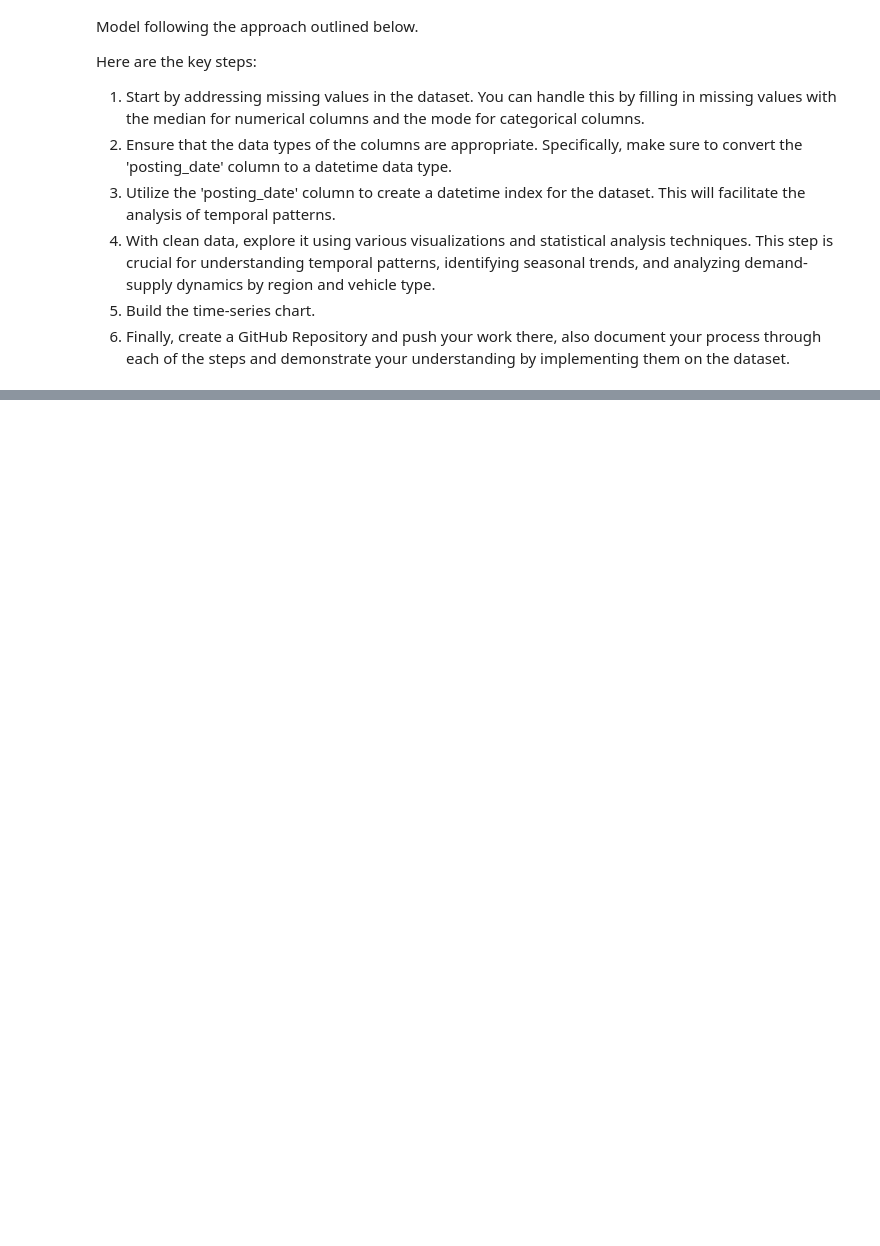
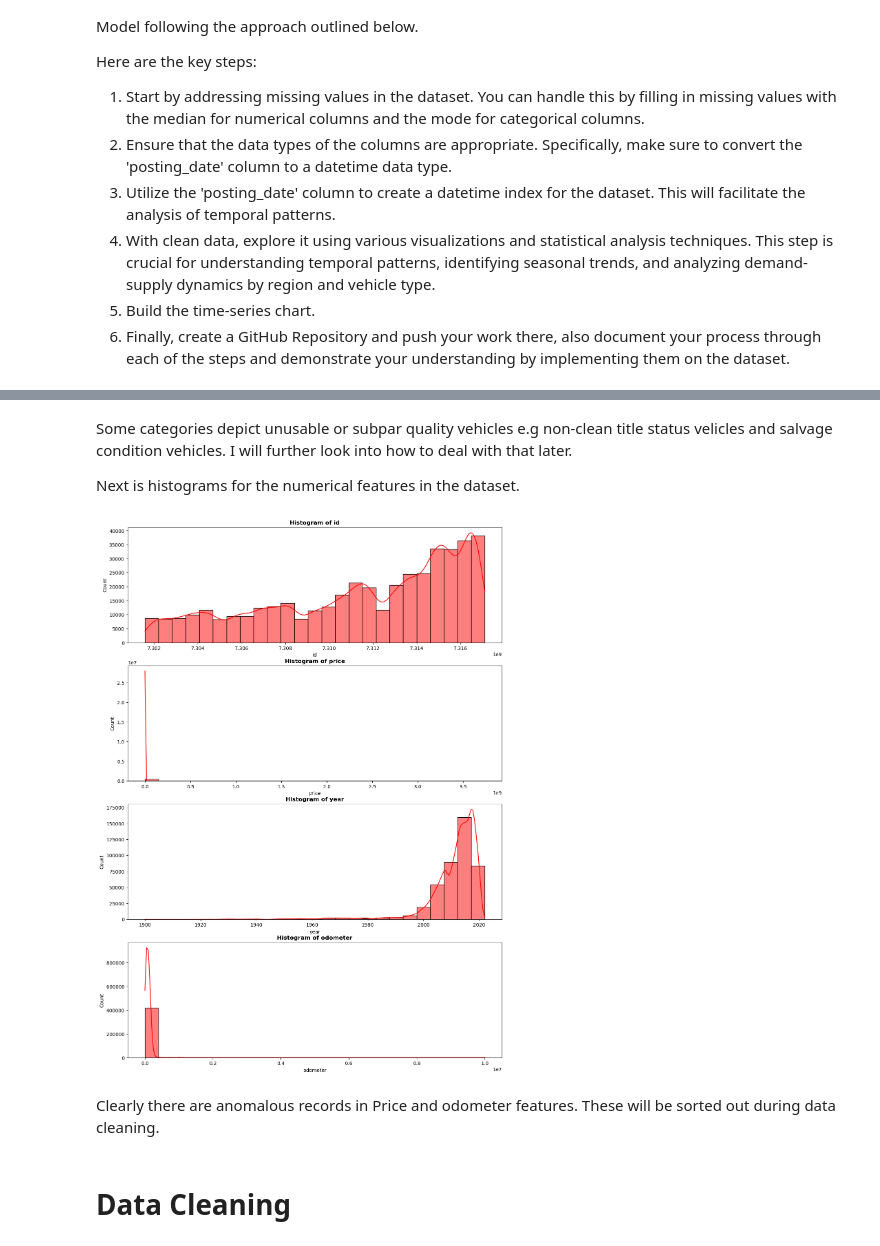
Before and after one commit to Nickimani/craigslist_used_vehicles_TSA, a Jupyter notebook: Code.ipynb, the cells around one changed output, grey strips where cells are left out. Drawn from its saved outputs; the diff is of its cells as text; code cells hidden in the pictures; blank space fills up the shorter version.

```diff
--- a/Code.ipynb
+++ b/Code.ipynb
@@ -121,0 +199,20 @@ data.dropna(subset=['posting_date'], inplace=True)
+# %% [markdown]
+Some categories depict unusable or subpar quality vehicles e.g non-clean title status velicles and salvage condition vehicles. I will further look into how to deal with that later.
+
+Next is histograms for the numerical features in the dataset.
+# %%
+# Histograms for numerical features
+fig, ax = plt.subplots(figsize=(14, 5*len(num_cols)), nrows=len(num_cols))
+index = 0
+
+for column in num_cols:
+    axis = ax[index]
+    sns.histplot(data[column], bins=25, kde=True, color='red', ax=axis)
+    axis.set_title(f"Histogram of {column}", fontweight='bold')
+    index += 1
+# %% [output]
+[figure, added]
+# %% [markdown]
+Clearly there are anomalous records in Price and odometer features. These will be sorted out during data cleaning.
+# %% [markdown]
+# Data Cleaning
```
Also changed, not shown: parts of 77 cells of this notebook.
